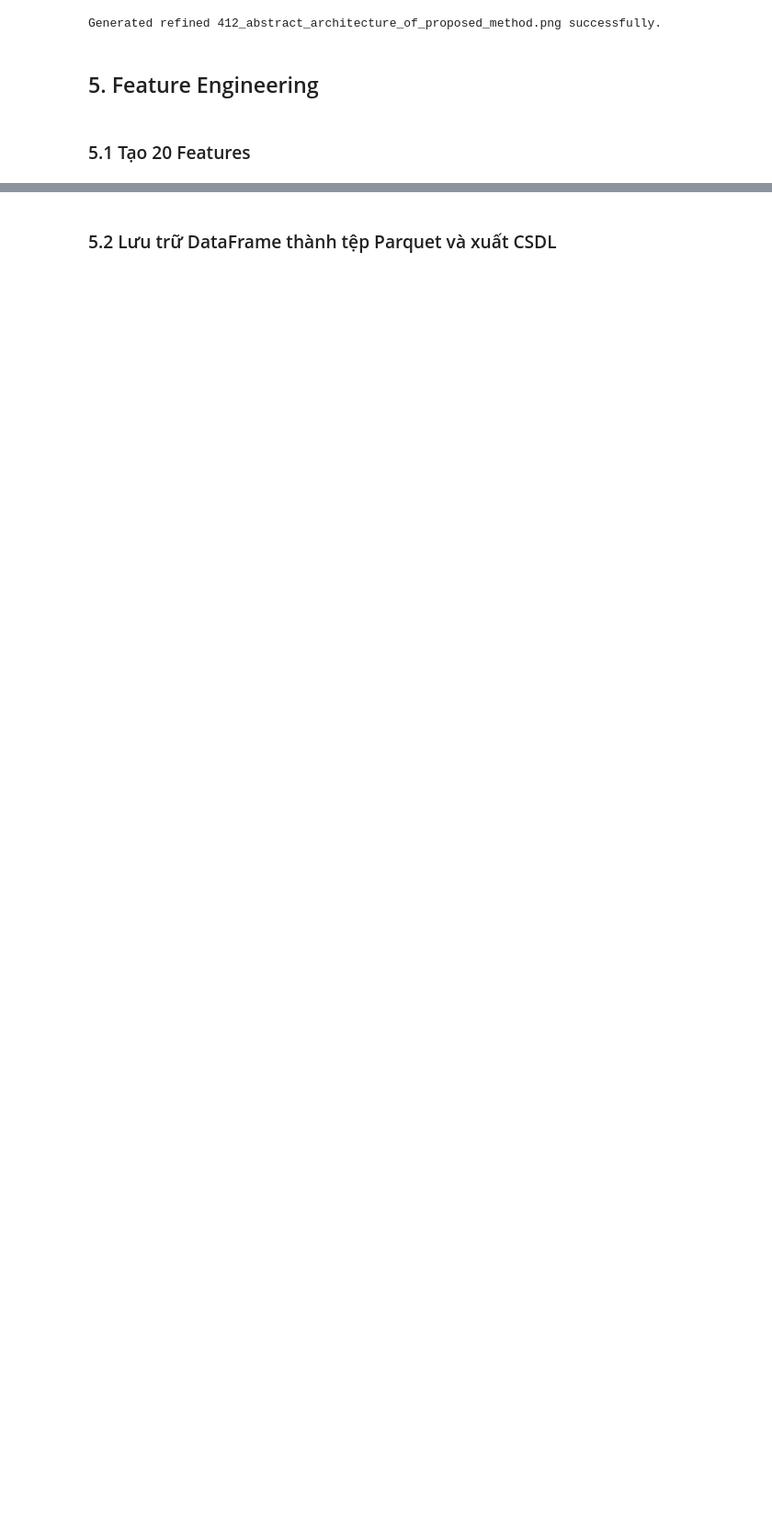
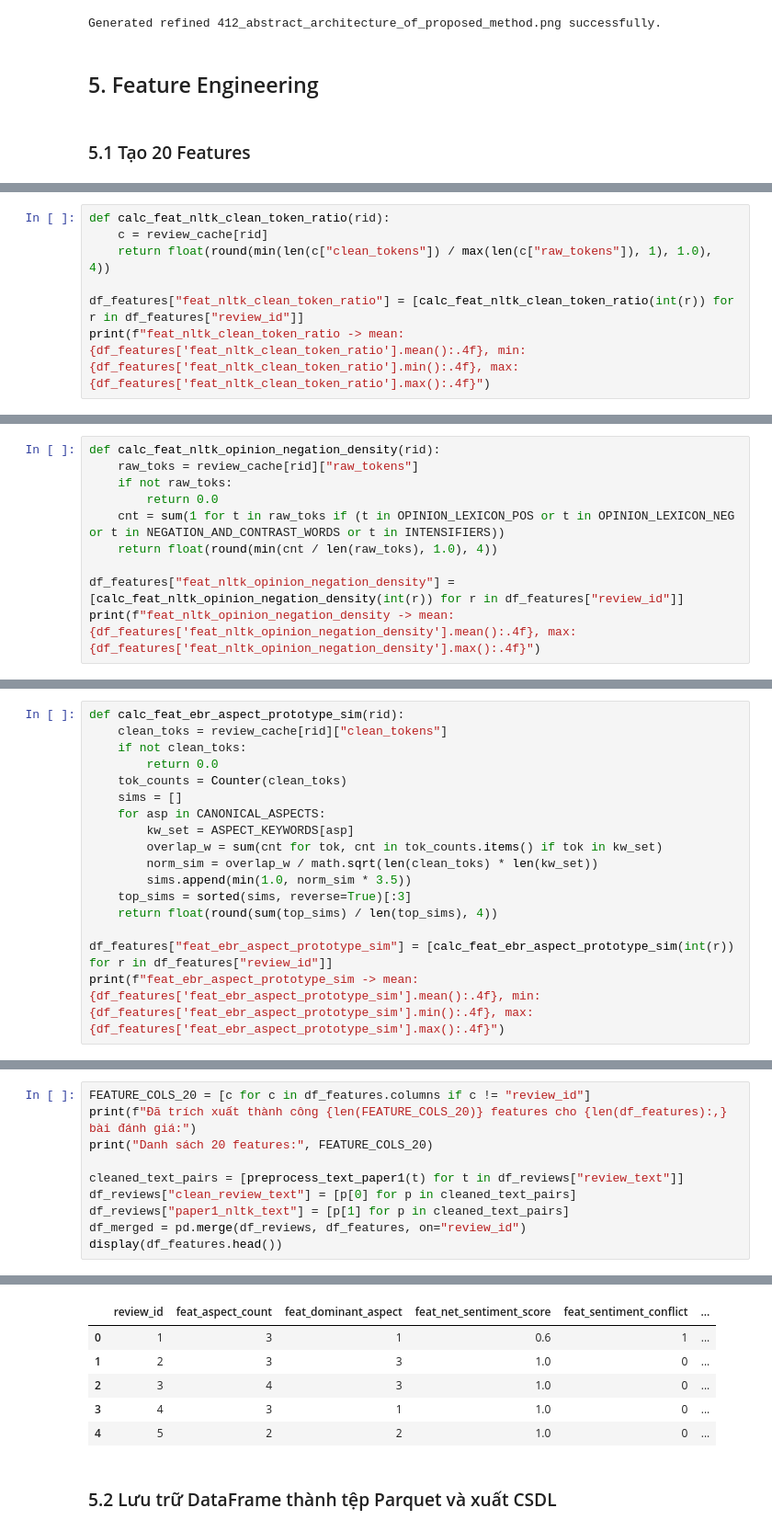
Before and after one commit to trietnguyen2611/DAP-Hotel-2, a Jupyter notebook: Project.ipynb, the cells around one changed output, grey strips where cells are left out. Shown at 92% size. Drawn from its saved outputs; the diff is of its cells as text; blank space fills up the shorter version.

```diff
--- a/Project.ipynb
+++ b/Project.ipynb
@@ -1520,0 +1573,7 @@ Danh sách 20 features: ['feat_aspect_count', 'feat_dominant_aspect', 'feat_net_
+# %%
+def calc_feat_nltk_clean_token_ratio(rid):
+    c = review_cache[rid]
+    return float(round(min(len(c["clean_tokens"]) / max(len(c["raw_tokens"]), 1), 1.0), 4))
+
+df_features["feat_nltk_clean_token_ratio"] = [calc_feat_nltk_clean_token_ratio(int(r)) for r in df_features["review_id"]]
+print(f"feat_nltk_clean_token_ratio -> mean: {df_features['feat_nltk_clean_token_ratio'].mean():.4f}, min: {df_features['feat_nltk_clean_token_ratio'].min():.4f}, max: {df_features['feat_nltk_clean_token_ratio'].max():.4f}")
@@ -1520,0 +1585,10 @@ Danh sách 20 features: ['feat_aspect_count', 'feat_dominant_aspect', 'feat_net_
+# %%
+def calc_feat_nltk_opinion_negation_density(rid):
+    raw_toks = review_cache[rid]["raw_tokens"]
+    if not raw_toks:
+        return 0.0
+    cnt = sum(1 for t in raw_toks if (t in OPINION_LEXICON_POS or t in OPINION_LEXICON_NEG or t in NEGATION_AND_CONTRAST_WORDS or t in INTENSIFIERS))
+    return float(round(min(cnt / len(raw_toks), 1.0), 4))
+
+df_features["feat_nltk_opinion_negation_density"] = [calc_feat_nltk_opinion_negation_density(int(r)) for r in df_features["review_id"]]
+print(f"feat_nltk_opinion_negation_density -> mean: {df_features['feat_nltk_opinion_negation_density'].mean():.4f}, max: {df_features['feat_nltk_opinion_negation_density'].max():.4f}")
@@ -1520,0 +1600,17 @@ Danh sách 20 features: ['feat_aspect_count', 'feat_dominant_aspect', 'feat_net_
+# %%
+def calc_feat_ebr_aspect_prototype_sim(rid):
+    clean_toks = review_cache[rid]["clean_tokens"]
+    if not clean_toks:
+        return 0.0
+    tok_counts = Counter(clean_toks)
+    sims = []
+    for asp in CANONICAL_ASPECTS:
+        kw_set = ASPECT_KEYWORDS[asp]
+        overlap_w = sum(cnt for tok, cnt in tok_counts.items() if tok in kw_set)
+        norm_sim = overlap_w / math.sqrt(len(clean_toks) * len(kw_set))
+        sims.append(min(1.0, norm_sim * 3.5))
+    top_sims = sorted(sims, reverse=True)[:3]
+    return float(round(sum(top_sims) / len(top_sims), 4))
+
+df_features["feat_ebr_aspect_prototype_sim"] = [calc_feat_ebr_aspect_prototype_sim(int(r)) for r in df_features["review_id"]]
+print(f"feat_ebr_aspect_prototype_sim -> mean: {df_features['feat_ebr_aspect_prototype_sim'].mean():.4f}, min: {df_features['feat_ebr_aspect_prototype_sim'].min():.4f}, max: {df_features['feat_ebr_aspect_prototype_sim'].max():.4f}")
@@ -1520,0 +1619,11 @@ Danh sách 20 features: ['feat_aspect_count', 'feat_dominant_aspect', 'feat_net_
+# %%
+FEATURE_COLS_20 = [c for c in df_features.columns if c != "review_id"]
+print(f"Đã trích xuất thành công {len(FEATURE_COLS_20)} features cho {len(df_features):,} bài đánh giá:")
+print("Danh sách 20 features:", FEATURE_COLS_20)
+
+cleaned_text_pairs = [preprocess_text_paper1(t) for t in df_reviews["review_text"]]
+df_reviews["clean_review_text"] = [p[0] for p in cleaned_text_pairs]
+df_reviews["paper1_nltk_text"] = [p[1] for p in cleaned_text_pairs]
+df_merged = pd.merge(df_reviews, df_features, on="review_id")
+display(df_features.head())
+# %% [output]
@@ -1521,3 +1632,9 @@ Danh sách 20 features: ['feat_aspect_count', 'feat_dominant_aspect', 'feat_net_
+|  | review_id | feat_aspect_count | feat_dominant_aspect | feat_net_sentiment_score | feat_sentiment_conflict | ... |
+| 0 | 1 | 3 | 1 | 0.6 | 1 | ... |
+| 1 | 2 | 3 | 3 | 1.0 | 0 | ... |
+| 2 | 3 | 4 | 3 | 1.0 | 0 | ... |
+| 3 | 4 | 3 | 1 | 1.0 | 0 | ... |
+| 4 | 5 | 2 | 2 | 1.0 | 0 | ... |
 # %% [markdown]
 ### 5.2 Lưu trữ DataFrame thành tệp Parquet và xuất CSDL
 # %%
```
Also changed, not shown: parts of 62 cells of this notebook, 18 other files.
